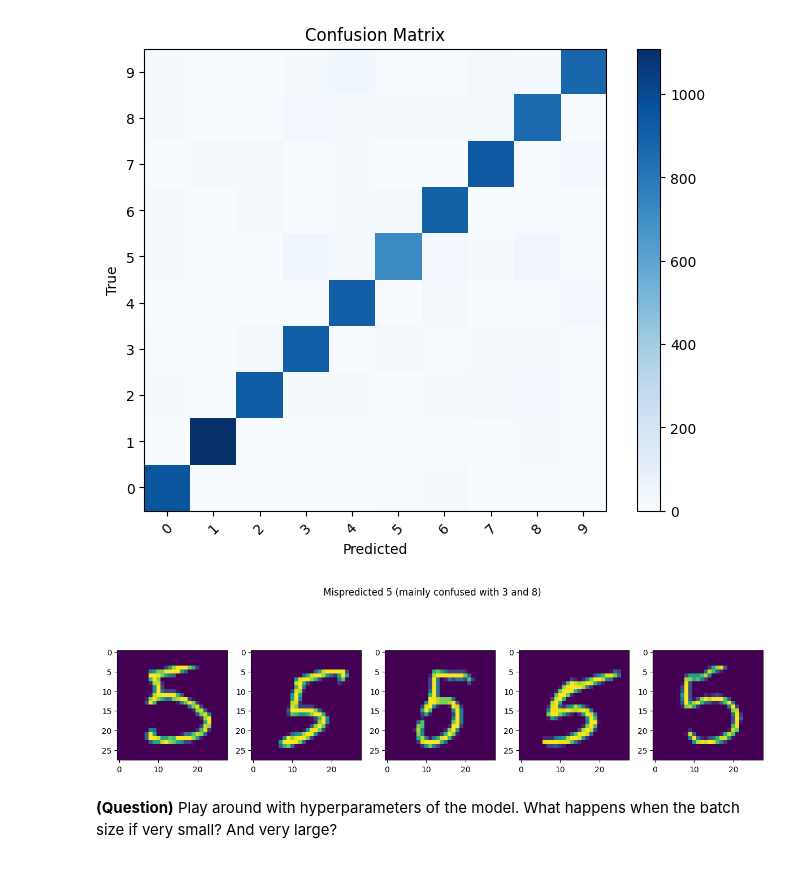
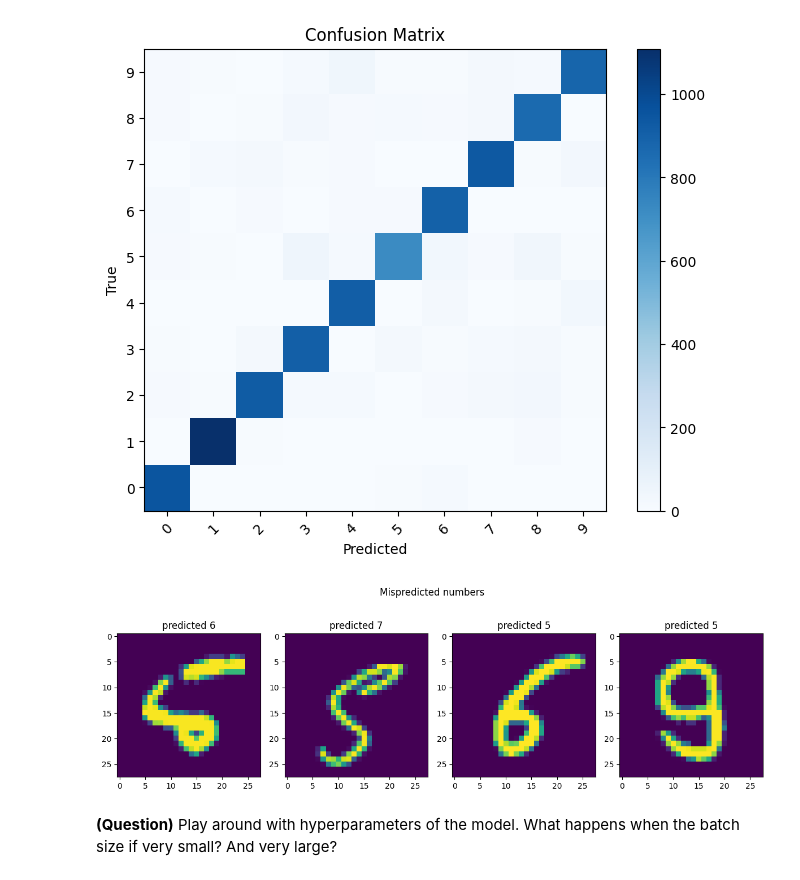
Before and after one commit to Amine-Wardi/deep_learning_course_2023, a Jupyter notebook: dl-tp1.ipynb, the cells around one changed output. Saved outputs shown, nothing was run; the diff lists cells and outputs as text; code cells hidden in the pictures.

```diff
--- a/dl-tp1.ipynb
+++ b/dl-tp1.ipynb
@@ -343,31 +343,25 @@ plt.show()
 # %% [output]
 [figure]
 # %%
+# extract predicted 5s
+labels_pred_num = np.array([label == 5 for label in y_pred_cpy])
+# extract actual 5s
 labels_test_num = np.array([label == 5 for label in labels_test])
-labels_pred_num = np.array([label == 5 for label in y_pred_cpy])
 
-labels_test_num_indices = np.where(labels_test_num)[0]
-labels_pred_num_indices = np.where(labels_pred_num)[0]
-
-def get_mispredicted_image_indices(labels_test_num, labels_pred_num) :
-    mispredicted_images_indices = []
-    for ei in labels_test_num :
-        for ej in labels_pred_num :
-            if ei != ej :
-                mispredicted_images_indices.append(ej)
-                if len(mispredicted_images_indices) > 4 :
-                    return mispredicted_images_indices
-
-mispredicted_images = images_test[get_mispredicted_image_indices(labels_test_num_indices, labels_pred_num_indices)]
-
+# xor the two boolean arrays to extract the values for which the predicted number is different from the actual number
+mispredicted_images_indices = np.where(np.logical_xor(labels_pred_num, labels_test_num))[0][:4]
+mispredicted_images = images_test[mispredicted_images_indices]
+np.where(np.logical_xor(labels_pred_num, labels_test_num))[0].shape
+# plot mispredicted numbers in images
 fig, axes = plt.subplots(1, len(mispredicted_images), figsize=(12, 4))
 for i in range(len(mispredicted_images)) :
     axes[i].imshow(mispredicted_images[i], cmap='viridis')
-plt.suptitle('Mispredicted 5 (mainly confused with 3 and 8)')
+    axes[i].set_title(f"predicted {y_pred_cpy[mispredicted_images_indices][i]}")
+plt.suptitle('Mispredicted numbers')
 plt.tight_layout()
 plt.show()
 # %% [output]
-[figure, old version]
+[figure, new version]
 # %% [markdown]
 **(Question)** Play around with hyperparameters of the model. What happens when the batch size if very small? And very large?
 # %%
```
Also changed, not shown: parts of 8 cells of this notebook.
